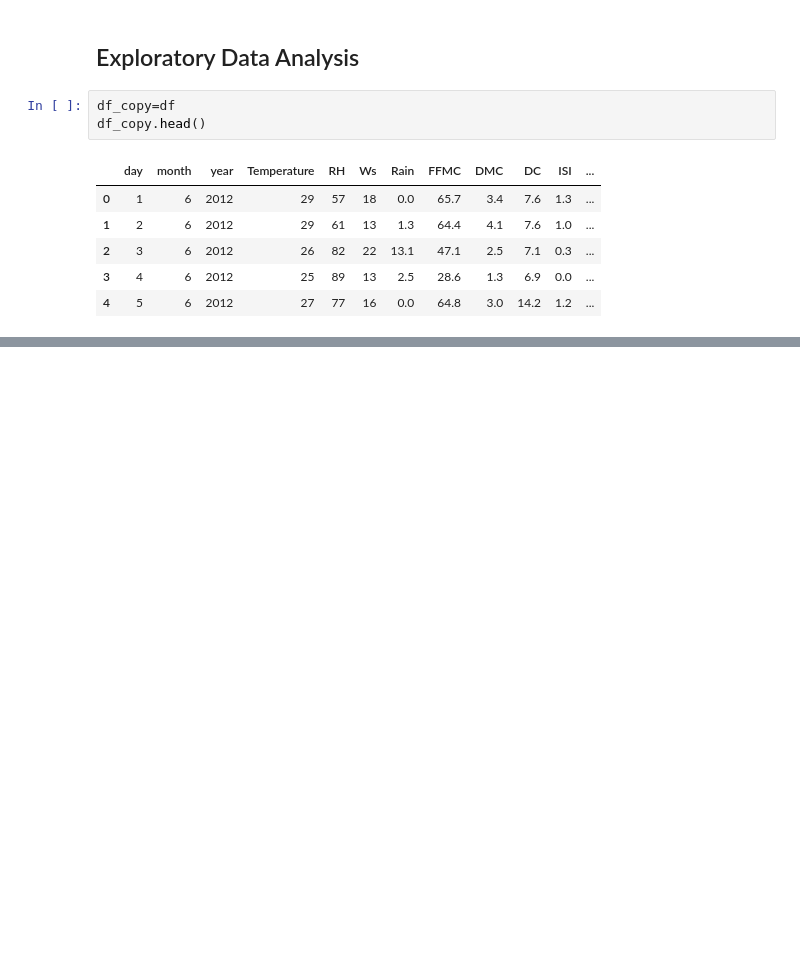
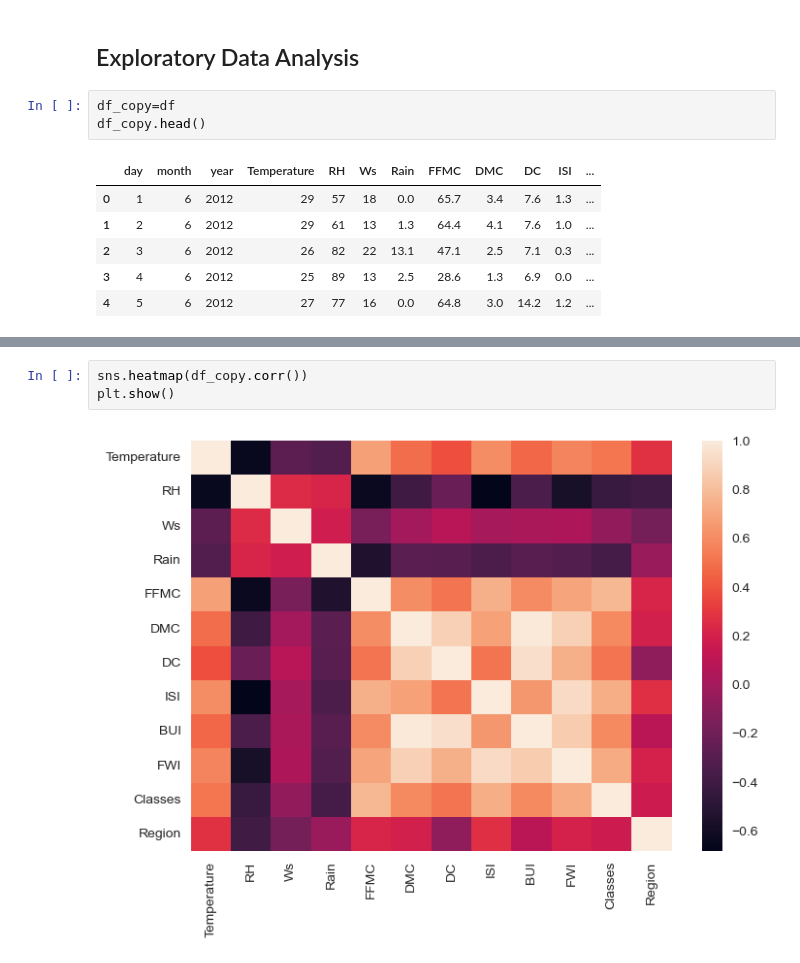
Before and after one commit to Shourya-31/Machine-Learning-31, a Jupyter notebook: MLOPS/Supervised Learning/Ridge Lassso Elastic Regression Practicals/RidgeLasso&ElasticNet.ipynb, the cells around one changed output, grey strips where cells are left out. Saved outputs shown, nothing was run; the diff lists cells and outputs as text; blank space fills up the shorter version.

```diff
--- a/MLOPS/Supervised Learning/Ridge Lassso Elastic Regression Practicals/RidgeLasso&ElasticNet.ipynb
+++ b/MLOPS/Supervised Learning/Ridge Lassso Elastic Regression Practicals/RidgeLasso&ElasticNet.ipynb
@@ -310,0 +403,5 @@ df_copy.head()
+# %%
+sns.heatmap(df_copy.corr())
+plt.show()
+# %% [output]
+[figure, added]
```
Also changed, not shown: parts of 16 cells of this notebook, 1 other file.
